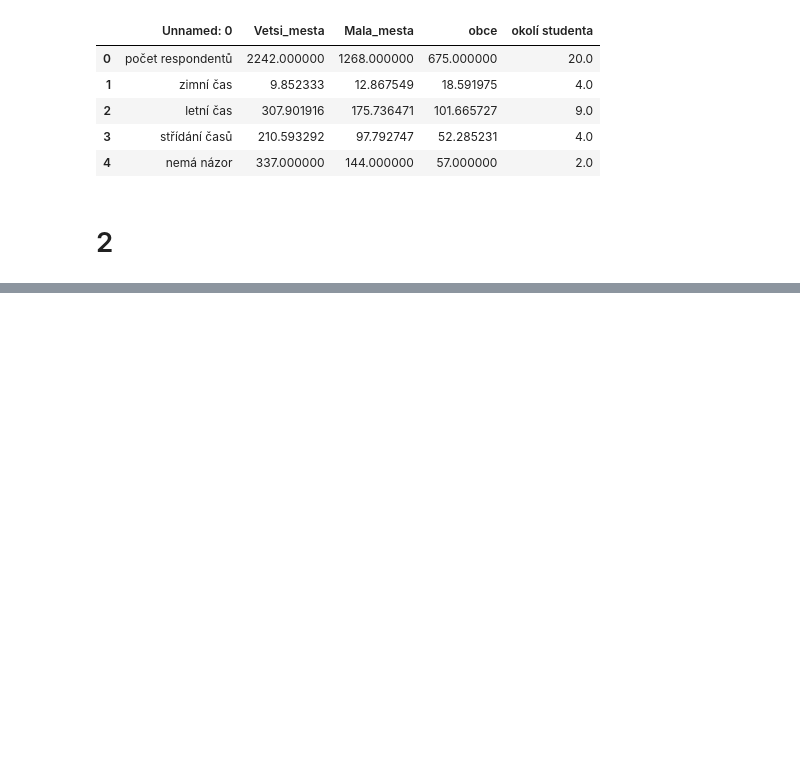
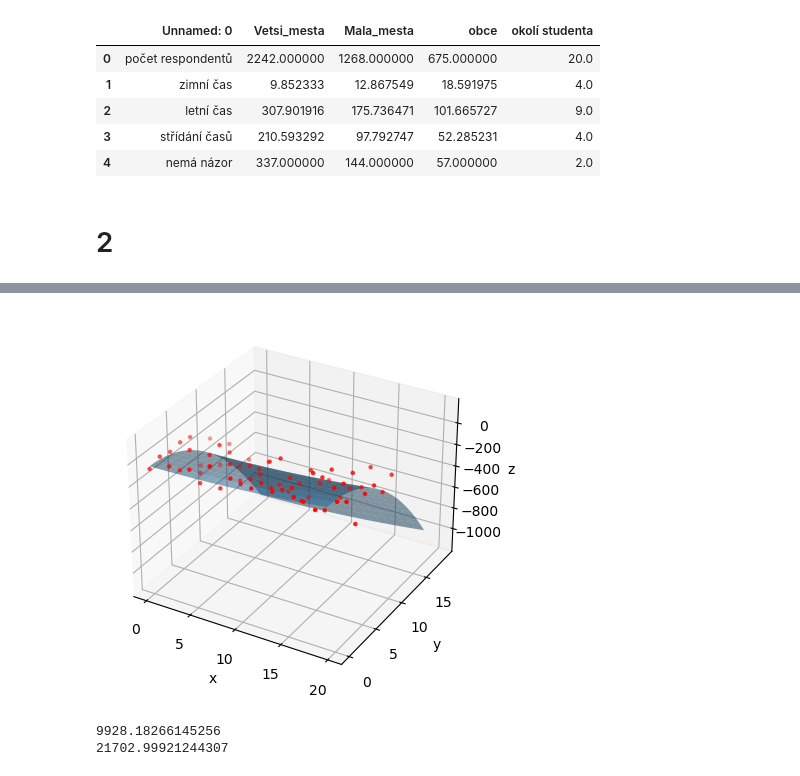
Before and after one commit to MatejMistik/msp-residence-relationships, a Jupyter notebook: msp.ipynb, the cells around one changed output, grey strips where cells are left out. Drawn from its saved outputs; the diff is of its cells as text; code cells hidden in the pictures; blank space fills up the shorter version.

```diff
--- a/msp.ipynb
+++ b/msp.ipynb
@@ -203,18 +279,7 @@ dfF
 # %%
-
-#2c mse_resid
-''' xi =
-
-yi =
-
-zi =
-
-F = np.column_stack((xi, yi, zi))
-
+F = np.column_stack((xi,yi, xi*yi))
 F = sm.add_constant(F)
-
-
-
+y = zi
 model = sm.OLS(y, F).fit()
-print(model.summary()) '''
+print(model.summary())
 # %% [output]
@@ -221,0 +303,26 @@ print(model.summary()) '''
+# %%
+XY = np.vstack((xi, yi)).T
+fig = plt.figure()
+ax = fig.add_subplot(111, projection='3d')
+ax.scatter(xi, yi, zi, marker='.', color='red')
+ax.set_xlabel("x")
+ax.set_ylabel("y")
+ax.set_zlabel("z")
+poly = PolynomialFeatures(degree=2, include_bias=False)
+X_poly = poly.fit_transform(XY)
+model = LinearRegression()
+model.fit(X_poly, zi)
+xs = np.tile(np.arange(20), (20,1))
+ys = np.tile(np.arange(20), (20,1)).T
+zs = xs**2*koefs[1]+ys**2*koefs[2]+xs*ys*koefs[3]+koefs[0]
+ax.plot_surface(xs,ys,zs, alpha=0.5)
+plt.show()
+# %% [output]
+[figure, added]
+# %%
+ #c.)
+print(my_model.mse_resid)
+print(my_model.mse_total)
+# %% [output]
+9928.18266145256
+21702.99921244307
```
Also changed, not shown: parts of 4 cells of this notebook, 1 other file.
